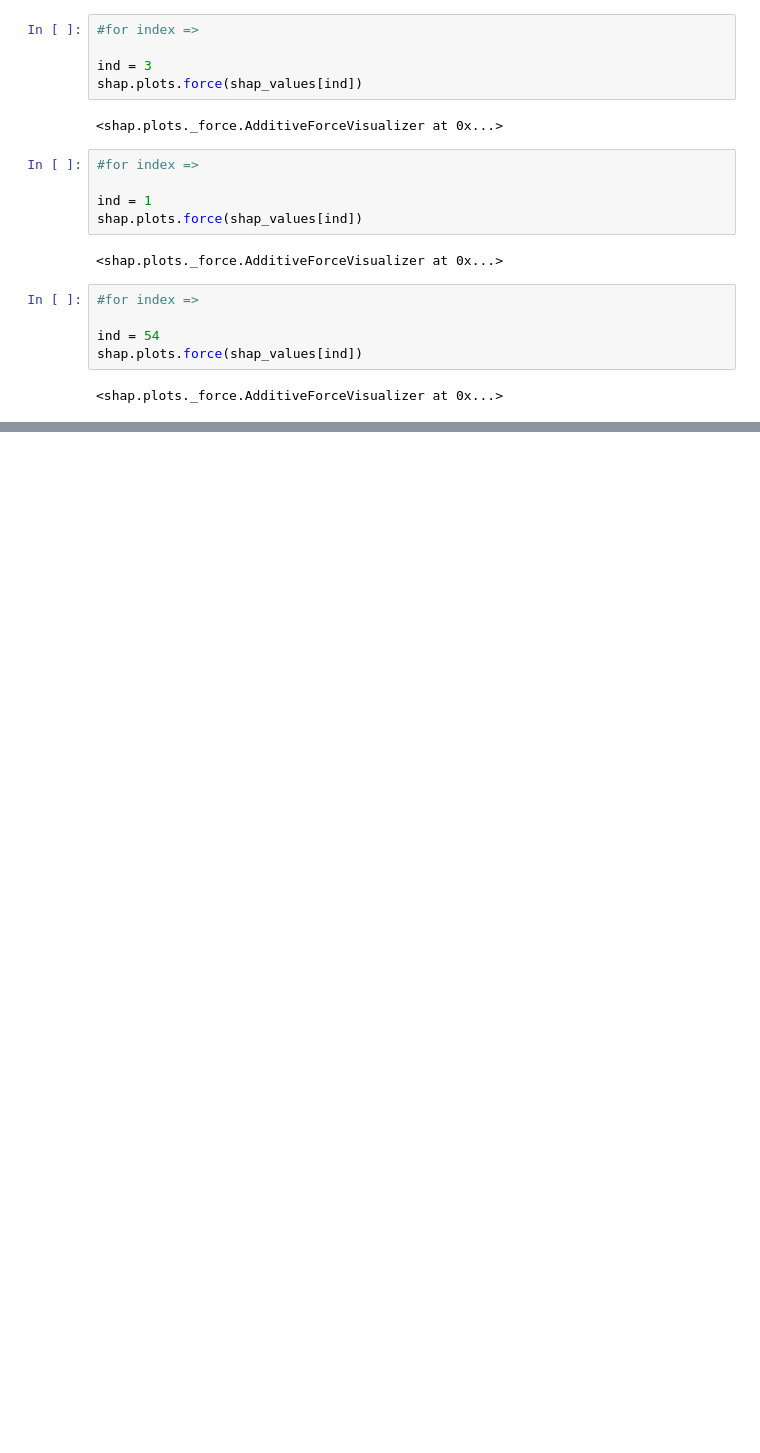
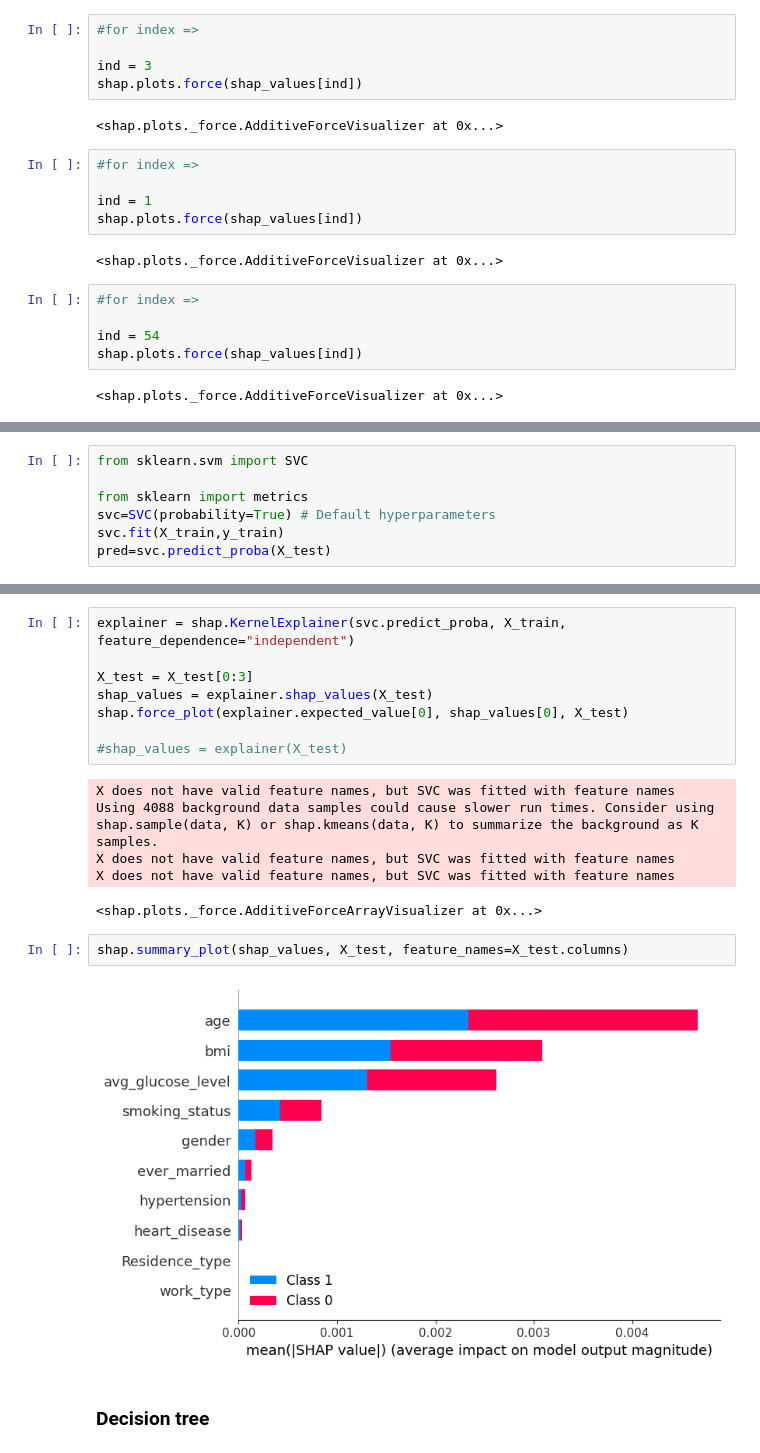
Before and after one commit to NLPXAI/Twitter-Altmetrics-Sentiments-Analysis, a Jupyter notebook: src/Shap Code Incorporate/Tabular Thesis Health Strokes .ipynb, the cells around one changed output, grey strips where cells are left out. Drawn from its saved outputs; the diff is of its cells as text; blank space fills up the shorter version.

```diff
--- a/src/Shap Code Incorporate/Tabular Thesis Health Strokes .ipynb
+++ b/src/Shap Code Incorporate/Tabular Thesis Health Strokes .ipynb
@@ -333,0 +319,7 @@ shap.plots.force(shap_values[ind])
+# %%
+from sklearn.svm import SVC
+
+from sklearn import metrics
+svc=SVC(probability=True) # Default hyperparameters
+svc.fit(X_train,y_train)
+pred=svc.predict_proba(X_test)
@@ -333,0 +331,20 @@ shap.plots.force(shap_values[ind])
+# %%
+explainer = shap.KernelExplainer(svc.predict_proba, X_train, feature_dependence="independent")
+
+X_test = X_test[0:3]
+shap_values = explainer.shap_values(X_test)
+shap.force_plot(explainer.expected_value[0], shap_values[0], X_test)
+
+#shap_values = explainer(X_test)
+# %% [output]
+X does not have valid feature names, but SVC was fitted with feature names
+Using 4088 background data samples could cause slower run times. Consider using shap.sample(data, K) or shap.kmeans(data, K) to summarize the background as K samples.
+X does not have valid feature names, but SVC was fitted with feature names
+X does not have valid feature names, but SVC was fitted with feature names
+<shap.plots._force.AdditiveForceArrayVisualizer at 0x...>
+# %%
+shap.summary_plot(shap_values, X_test, feature_names=X_test.columns)
+# %% [output]
+[figure, added]
+# %% [markdown]
+### Decision tree
```
Also changed, not shown: parts of 17 cells of this notebook, 7 other files.
